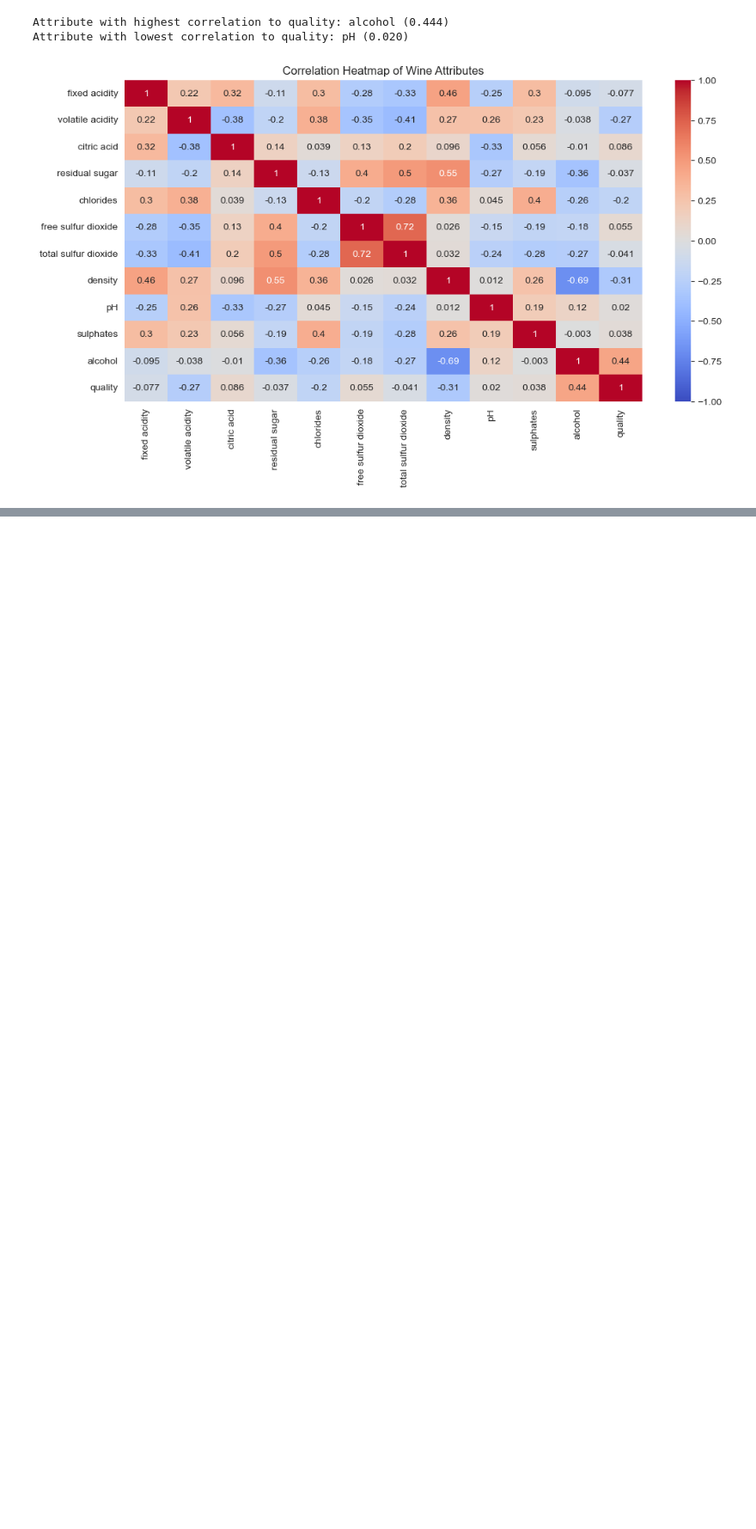
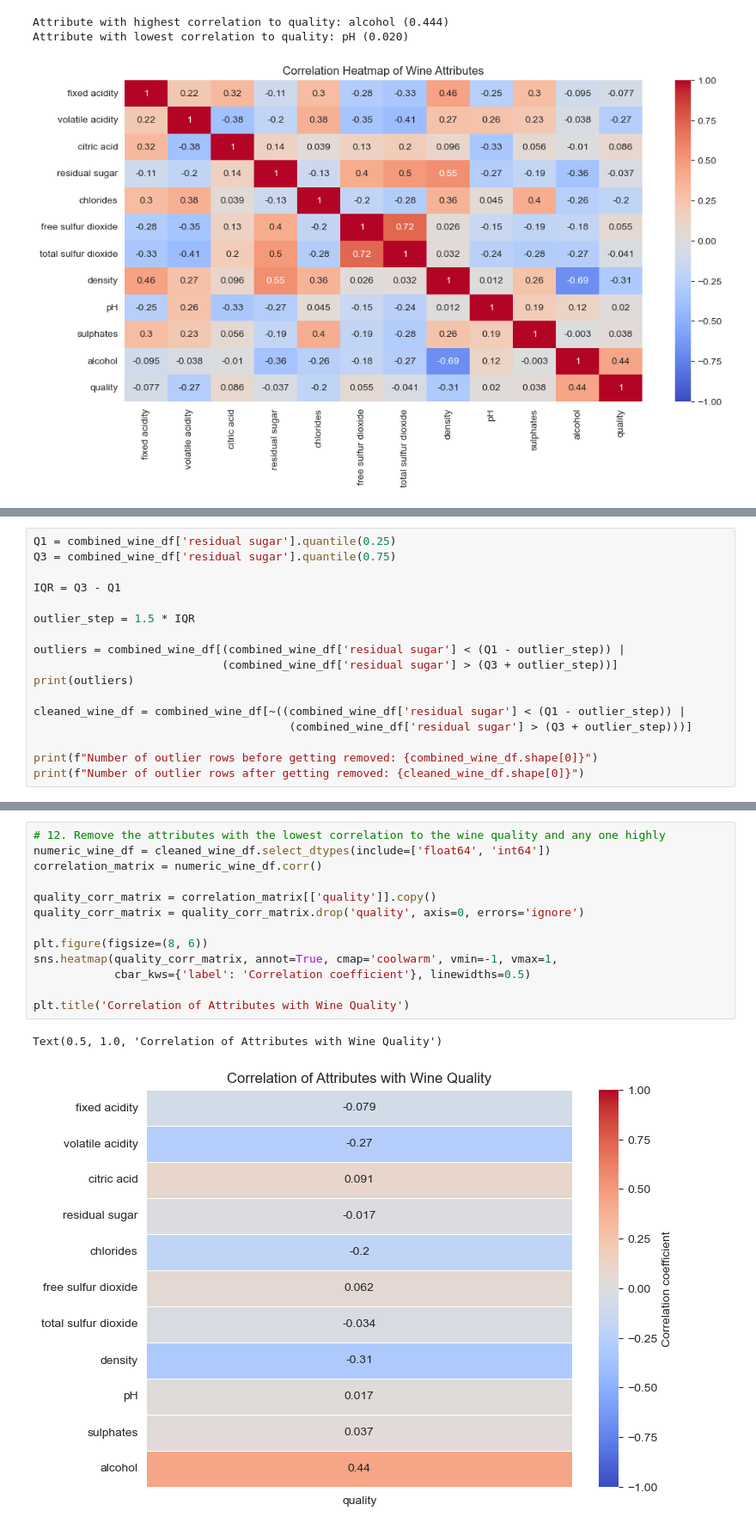
Before and after one commit to AhmadAlkaseb/BI, a Jupyter notebook: MiniProjekt2/data/MiniProjekt2V2.ipynb, the cells around one changed output, grey strips where cells are left out. Shown at 86% size. Cells and saved outputs as stored; diff of their text form; blank space fills up the shorter version.

```diff
--- a/MiniProjekt2/data/MiniProjekt2V2.ipynb
+++ b/MiniProjekt2/data/MiniProjekt2V2.ipynb
@@ -279,0 +304,17 @@ Attribute with lowest correlation to quality: pH (0.020)
+# %%
+Q1 = combined_wine_df['residual sugar'].quantile(0.25)
+Q3 = combined_wine_df['residual sugar'].quantile(0.75)
+
+IQR = Q3 - Q1
+
+outlier_step = 1.5 * IQR
+
+outliers = combined_wine_df[(combined_wine_df['residual sugar'] < (Q1 - outlier_step)) |
+                            (combined_wine_df['residual sugar'] > (Q3 + outlier_step))]
+print(outliers)
+
+cleaned_wine_df = combined_wine_df[~((combined_wine_df['residual sugar'] < (Q1 - outlier_step)) |
+                                      (combined_wine_df['residual sugar'] > (Q3 + outlier_step)))]
+
+print(f"Number of outlier rows before getting removed: {combined_wine_df.shape[0]}")
+print(f"Number of outlier rows after getting removed: {cleaned_wine_df.shape[0]}")
@@ -279,0 +339,16 @@ Attribute with lowest correlation to quality: pH (0.020)
+# %%
+# 12. Remove the attributes with the lowest correlation to the wine quality and any one highly
+numeric_wine_df = cleaned_wine_df.select_dtypes(include=['float64', 'int64'])
+correlation_matrix = numeric_wine_df.corr()
+
+quality_corr_matrix = correlation_matrix[['quality']].copy()
+quality_corr_matrix = quality_corr_matrix.drop('quality', axis=0, errors='ignore')
+
+plt.figure(figsize=(8, 6))
+sns.heatmap(quality_corr_matrix, annot=True, cmap='coolwarm', vmin=-1, vmax=1,
+            cbar_kws={'label': 'Correlation coefficient'}, linewidths=0.5)
+
+plt.title('Correlation of Attributes with Wine Quality')
+# %% [output]
+Text(0.5, 1.0, 'Correlation of Attributes with Wine Quality')
+[figure, added]
```
Also changed, not shown: parts of 9 cells of this notebook.
